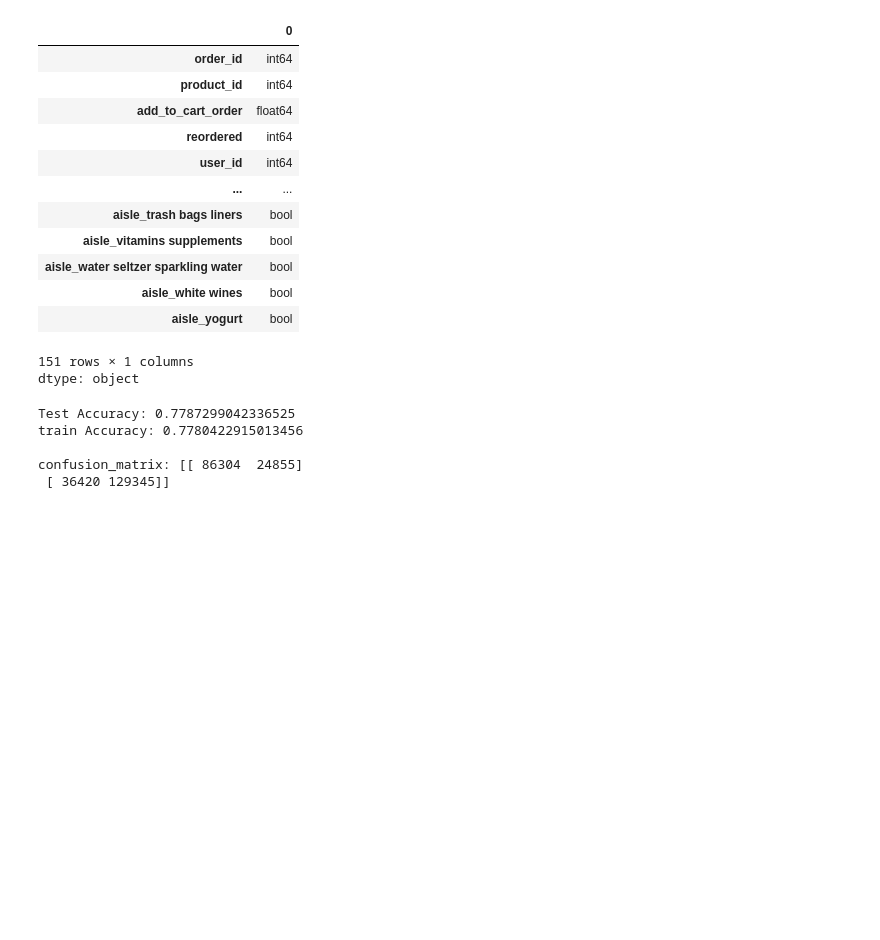
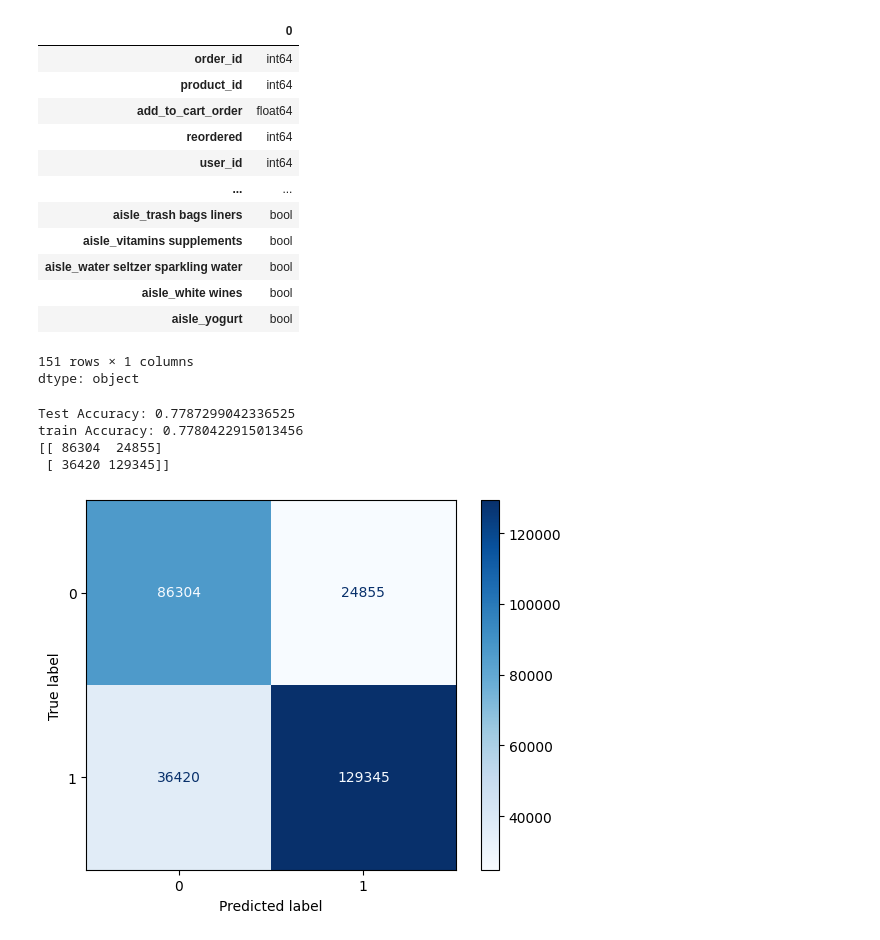
Before and after one commit to sarakhaderkoko1233-wq/ML-project, a Jupyter notebook: project.ipynb, the cells around one changed output. Cells and saved outputs as stored; diff of their text form; code cells hidden in the pictures; blank space fills up the shorter version.

```diff
--- a/project.ipynb
+++ b/project.ipynb
@@ -251,26 +251,21 @@ X_train_scaled=sc.fit_transform(X_train)
 X_test_scaled=sc.transform(X_test)
 # %%
 
-c=1
-model=LogisticRegression(C=c,penalty='l2',solver='lbfgs',class_weight='balanced',max_iter=2000)
+model=LogisticRegression(C=1,penalty='l2',solver='lbfgs',class_weight='balanced',max_iter=2000)
 model.fit(X_train_scaled,y_train)
 y_pred=model.predict(X_test_scaled)
 print(f"Test Accuracy: {accuracy_score(y_test,y_pred)}")
 print(f"train Accuracy: {model.score(X_train_scaled,y_train)}")
-print(f"\nconfusion_matrix: {confusion_matrix(y_test,y_pred)}")
-
-plt.scatter(X_test_scaled,y_test,label='actual',color='red')
-plt.plot(X_test_scaled,y_pred,label='predicted',color='blue')
-plt.xlabel('featured(scaled)')
-plt.ylabel('Reordered')
-plt.title('Logistic Regression(l1)')
-plt.legend()
+cm_l=confusion_matrix(y_test,y_pred)
+print(cm_l)
+disp=ConfusionMatrixDisplay(cm_l, display_labels=[0,1])
+disp.plot(cmap=plt.cm.Blues)
 plt.show()
 # %% [output]
 Test Accuracy: 0.7787299042336525
 train Accuracy: 0.7780422915013456
-
-confusion_matrix: [[ 86304  24855]
+[[ 86304  24855]
  [ 36420 129345]]
+[figure, added]
 # %%
 from sklearn.neighbors import KNeighborsClassifier
```
Also changed, not shown: parts of 6 cells of this notebook.
